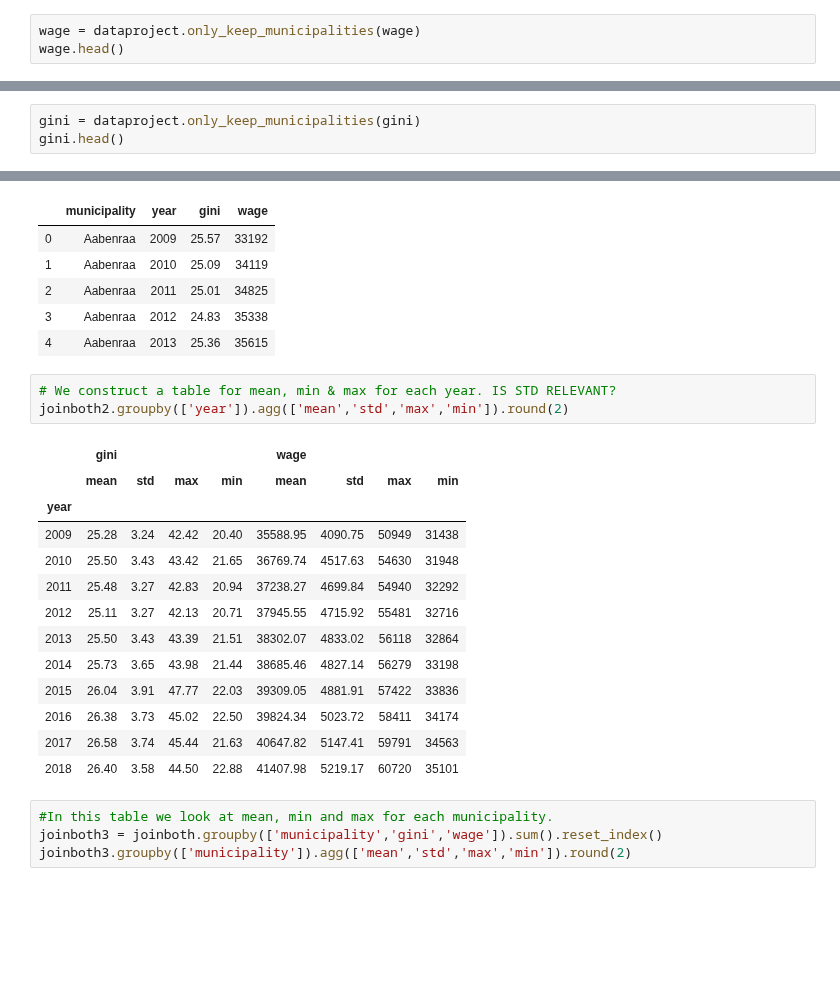
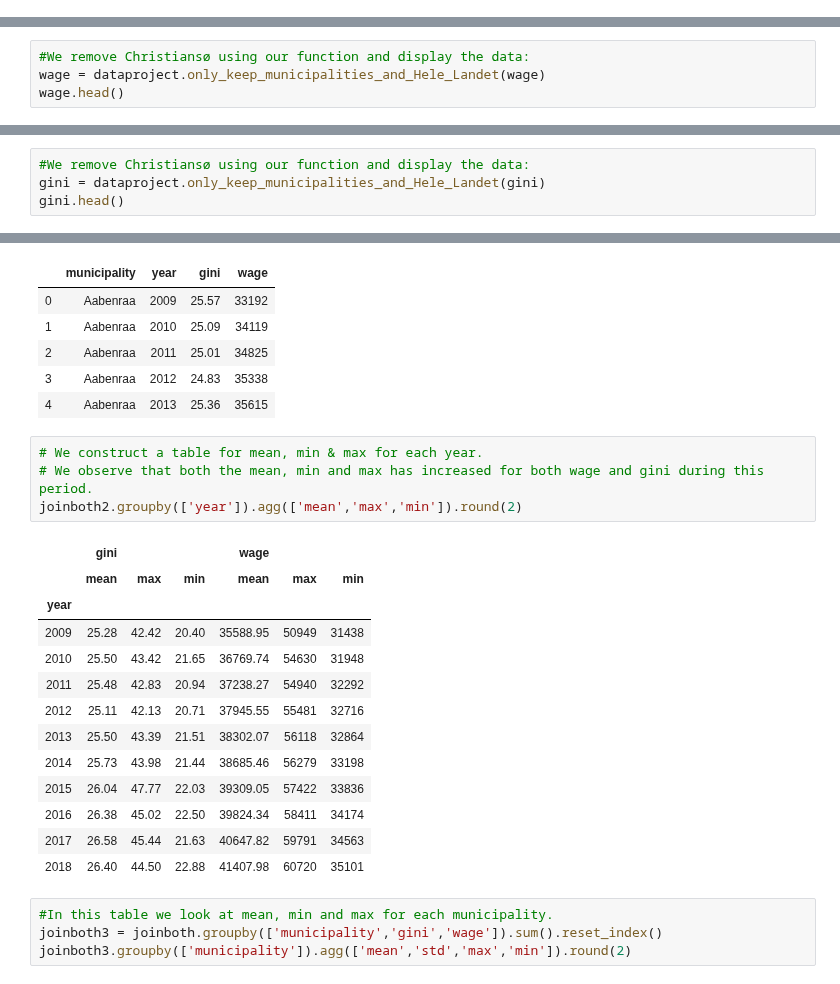
Before and after one commit to NumEconCopenhagen/projects-2020-tobiasharald, a Jupyter notebook: dataproject/dataproject.ipynb, the cells around one changed output, grey strips where cells are left out. Saved outputs shown, nothing was run; the diff lists cells and outputs as text; blank space fills up the shorter version.

```diff
--- a/dataproject/dataproject.ipynb
+++ b/dataproject/dataproject.ipynb
@@ -56,3 +37,0 @@ wage.head()
-# %%
-wage = dataproject.only_keep_municipalities(wage)
-wage.head()
@@ -65,0 +38,4 @@ wage.head()
+# %%
+#We remove Christiansø using our function and display the data:
+wage = dataproject.only_keep_municipalities_and_Hele_Landet(wage)
+wage.head()
@@ -109,3 +81,0 @@ gini.head()
-# %%
-gini = dataproject.only_keep_municipalities(gini)
-gini.head()
@@ -118,0 +82,4 @@ gini.head()
+# %%
+#We remove Christiansø using our function and display the data:
+gini = dataproject.only_keep_municipalities_and_Hele_Landet(gini)
+gini.head()
@@ -221,22 +196,23 @@ joinboth2.head()
 | 3 | Aabenraa | 2012 | 24.83 | 35338 |
 | 4 | Aabenraa | 2013 | 25.36 | 35615 |
 # %%
-# We construct a table for mean, min & max for each year. IS STD RELEVANT?
-joinboth2.groupby(['year']).agg(['mean','std','max','min']).round(2)
+# We construct a table for mean, min & max for each year.
+# We observe that both the mean, min and max has increased for both wage and gini during this period.
+joinboth2.groupby(['year']).agg(['mean','max','min']).round(2)
 # %% [output]
-|  | gini |  |  |  | wage |  |  |  |
-|  | mean | std | max | min | mean | std | max | min |
-| year |  |  |  |  |  |  |  |  |
-| 2009 | 25.28 | 3.24 | 42.42 | 20.40 | 35588.95 | 4090.75 | 50949 | 31438 |
-| 2010 | 25.50 | 3.43 | 43.42 | 21.65 | 36769.74 | 4517.63 | 54630 | 31948 |
-| 2011 | 25.48 | 3.27 | 42.83 | 20.94 | 37238.27 | 4699.84 | 54940 | 32292 |
-| 2012 | 25.11 | 3.27 | 42.13 | 20.71 | 37945.55 | 4715.92 | 55481 | 32716 |
-| 2013 | 25.50 | 3.43 | 43.39 | 21.51 | 38302.07 | 4833.02 | 56118 | 32864 |
-| 2014 | 25.73 | 3.65 | 43.98 | 21.44 | 38685.46 | 4827.14 | 56279 | 33198 |
-| 2015 | 26.04 | 3.91 | 47.77 | 22.03 | 39309.05 | 4881.91 | 57422 | 33836 |
-| 2016 | 26.38 | 3.73 | 45.02 | 22.50 | 39824.34 | 5023.72 | 58411 | 34174 |
-| 2017 | 26.58 | 3.74 | 45.44 | 21.63 | 40647.82 | 5147.41 | 59791 | 34563 |
-| 2018 | 26.40 | 3.58 | 44.50 | 22.88 | 41407.98 | 5219.17 | 60720 | 35101 |
+|  | gini |  |  | wage |  |  |
+|  | mean | max | min | mean | max | min |
+| year |  |  |  |  |  |  |
+| 2009 | 25.28 | 42.42 | 20.40 | 35588.95 | 50949 | 31438 |
+| 2010 | 25.50 | 43.42 | 21.65 | 36769.74 | 54630 | 31948 |
+| 2011 | 25.48 | 42.83 | 20.94 | 37238.27 | 54940 | 32292 |
+| 2012 | 25.11 | 42.13 | 20.71 | 37945.55 | 55481 | 32716 |
+| 2013 | 25.50 | 43.39 | 21.51 | 38302.07 | 56118 | 32864 |
+| 2014 | 25.73 | 43.98 | 21.44 | 38685.46 | 56279 | 33198 |
+| 2015 | 26.04 | 47.77 | 22.03 | 39309.05 | 57422 | 33836 |
+| 2016 | 26.38 | 45.02 | 22.50 | 39824.34 | 58411 | 34174 |
+| 2017 | 26.58 | 45.44 | 21.63 | 40647.82 | 59791 | 34563 |
+| 2018 | 26.40 | 44.50 | 22.88 | 41407.98 | 60720 | 35101 |
 # %%
 #In this table we look at mean, min and max for each municipality.
 joinboth3 = joinboth.groupby(['municipality','gini','wage']).sum().reset_index()
```
Also changed, not shown: parts of 28 cells of this notebook.
